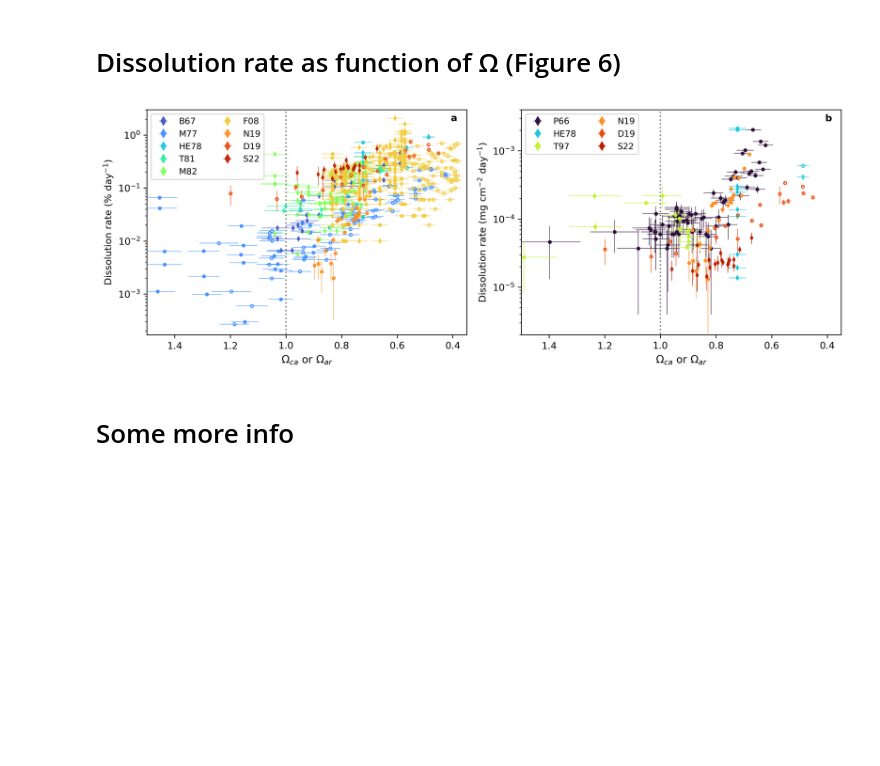
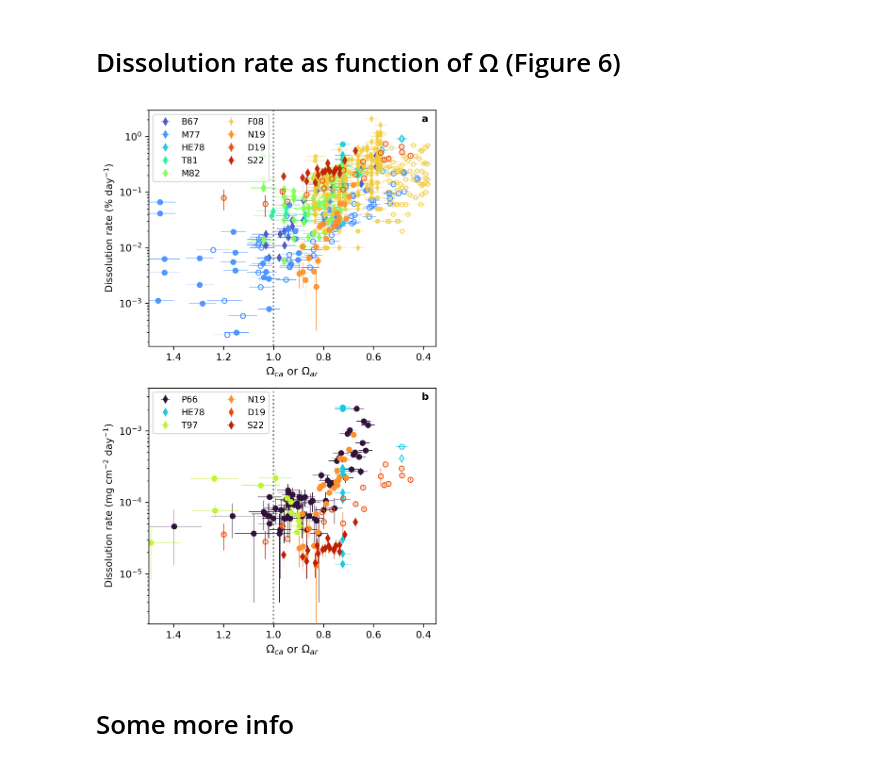
Before and after one commit to bcala1/in-situ-dissolution-compilation, a Jupyter notebook: analysis/overview-compilation.ipynb, the cells around one changed output. Cells and saved outputs as stored; diff of their text form; code cells hidden in the pictures; blank space fills up the shorter version.

Commit message:
updated Figure 6

```diff
--- a/analysis/overview-compilation.ipynb
+++ b/analysis/overview-compilation.ipynb
@@ -145,7 +145,7 @@ plt.show()
 # %% [markdown]
 # Dissolution rate as function of Ω (Figure 6)
 # %%
-fig, axs = plt.subplots(1,2, figsize=(11,4), dpi=300)
+fig, axs = plt.subplots(2,1, figsize=(5,8), dpi=300)
 
 #df = df.sort_values(by=["Year"], ascending=True)
 
@@ -156,68 +156,72 @@ for n,s in enumerate(df["Source_abbrev"].unique()):
         ar_bio = (df["Source_abbrev"] == s) & (df["Biogenic"] == True) & (df["Material"] == 'Aragonite')
         ar_in = (df["Source_abbrev"] == s) & (df["Biogenic"] == False) & (df["Material"] == 'Aragonite')
 
-        if s == "f08": alpha = 0.6
-        else: alpha = 1
+        if s == "F08":
+            alpha = 0.8
+            ms = 4
+        else:
+            alpha = 1
+            ms = 5
 
         if pd.isna(df[df["Source_abbrev"] == s]["Rate_mass"]).all() == False:
             axs[0].errorbar(df[ca_bio]["Omega_use"], df[ca_bio]["Rate_mass"],
                             xerr=df[ca_bio]['u_Omega_use'], yerr=df[ca_bio]['Rate_error_mass'],
-                           fmt="d", label=s, color=colors[n], ms=3, lw=0.5, alpha=alpha-0.1)
+                           fmt="d", label=s, color=colors[n], ms=ms, lw=0.5, alpha=alpha-0.1)
             axs[0].errorbar(df[ca_in]["Omega_use"], df[ca_in]["Rate_mass"],
                             xerr=df[ca_in]['u_Omega_use'], yerr=df[ca_in]['Rate_error_mass'],
-                           fmt="o", color=colors[n], ms=3, lw=0.5, alpha=alpha-0.1)
+                           fmt="o", color=colors[n], ms=ms, lw=0.5, alpha=alpha-0.1)
             axs[0].errorbar(df[ar_bio]["Omega_use"], df[ar_bio]["Rate_mass"],
                             xerr=df[ar_bio]['u_Omega_use'], yerr=df[ar_bio]['Rate_error_mass'],
-                           fmt="d", color=colors[n], ms=3, mfc='none', lw=0.5, alpha=alpha)
+                           fmt="d", color=colors[n], ms=ms, mfc='none', lw=0.5, alpha=alpha)
             axs[0].errorbar(df[ar_in]["Omega_use"], df[ar_in]["Rate_mass"],
                             xerr=df[ar_in]['u_Omega_use'], yerr=df[ar_in]['Rate_error_mass'],
-                           fmt="o", color=colors[n], ms=3, mfc='none', lw=0.5, alpha=alpha)
+                           fmt="o", color=colors[n], ms=ms, mfc='none', lw=0.5, alpha=alpha)
 
         if pd.isna(df[df["Source_abbrev"] == s]["Rate_sa"]).all() == False:
             axs[1].errorbar(df[ca_bio]["Omega_use"], df[ca_bio]["Rate_sa"],
                             xerr=df[ca_bio]['u_Omega_use'], yerr=df[ca_bio]['Rate_error_sa'],
-                           fmt="d", label=s, color=colors[n], ms=3, lw=0.5)
+                           fmt="d", label=s, color=colors[n], ms=5, lw=0.5)
             axs[1].errorbar(df[ca_in]["Omega_use"], df[ca_in]["Rate_sa"],
                             xerr=df[ca_in]['u_Omega_use'], yerr=df[ca_in]['Rate_error_sa'],
-                           fmt="o", color=colors[n], ms=3, lw=0.5)
+                           fmt="o", color=colors[n], ms=5, lw=0.5)
             axs[1].errorbar(df[ar_bio]["Omega_use"], df[ar_bio]["Rate_sa"],
                             xerr=df[ar_bio]['u_Omega_use'], yerr=df[ar_bio]['Rate_error_sa'],
-                           fmt="d", color=colors[n],ms=3, mfc='none', lw=0.5)
+                           fmt="d", color=colors[n],ms=5, mfc='none', lw=0.5)
             axs[1].errorbar(df[ar_in]["Omega_use"], df[ar_in]["Rate_sa"],
                             xerr=df[ar_in]['u_Omega_use'], yerr=df[ar_in]['Rate_error_sa'],
-                           fmt="o", color=colors[n],ms=3, mfc='none', lw=0.5)
+                           fmt="o", color=colors[n],ms=5, mfc='none', lw=0.5)
 
 
 
 
 #plotline.set_markerfacecolor('none')
 for a in axs:
-    a.vlines(1,0,3, color="gray", linestyle="dotted")
+    a.vlines(1,0,3, color="dimgray", linestyle="dotted")
     a.invert_xaxis()
     a.set_yscale('log')
     a.set_xlim(1.5,0.35)
     #a.set_ylim(0,3)
-    a.legend(loc=2, ncol=2, markerscale=2, fontsize=9)
+    a.legend(loc=2, ncol=2, markerscale=1, fontsize=9)
     #a.invert_xaxis()
 
 
 
 axs[0].set_xlabel("$\Omega_{ca}$ or $\Omega_{ar}$", fontsize=11)
 axs[0].set_ylabel("Dissolution rate (% day$^{-1}$)", fontsize=10)
 axs[0].set_ylim(0,3)
 
 
 axs[1].set_xlabel("$\Omega_{ca}$ or $\Omega_{ar}$", fontsize=11)
 axs[1].set_ylabel("Dissolution rate (mg cm$^{-2}$ day$^{-1}$)", fontsize=10)
 axs[1].set_ylim(2e-6,4e-3)
 
 for n,ax in enumerate(axs):
     ax.annotate(string.ascii_lowercase[n], (0.95, 0.95), xycoords='axes fraction', weight='bold')
 
 plt.tight_layout()
 plt.show()
 # %% [output]
-[figure, old version]
+[figure, new version]
 # %% [markdown]
 # Some more info
 # %%
```
Also changed, not shown: 2 other files.
